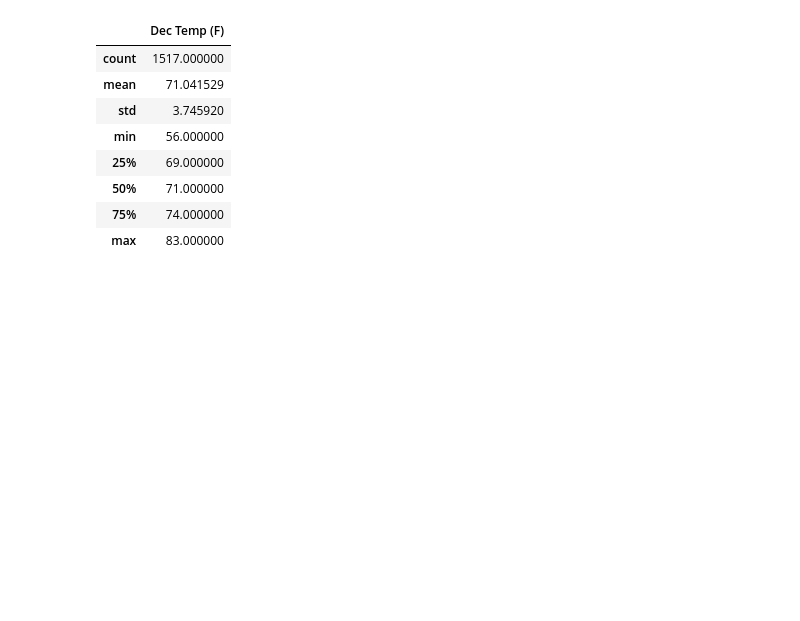
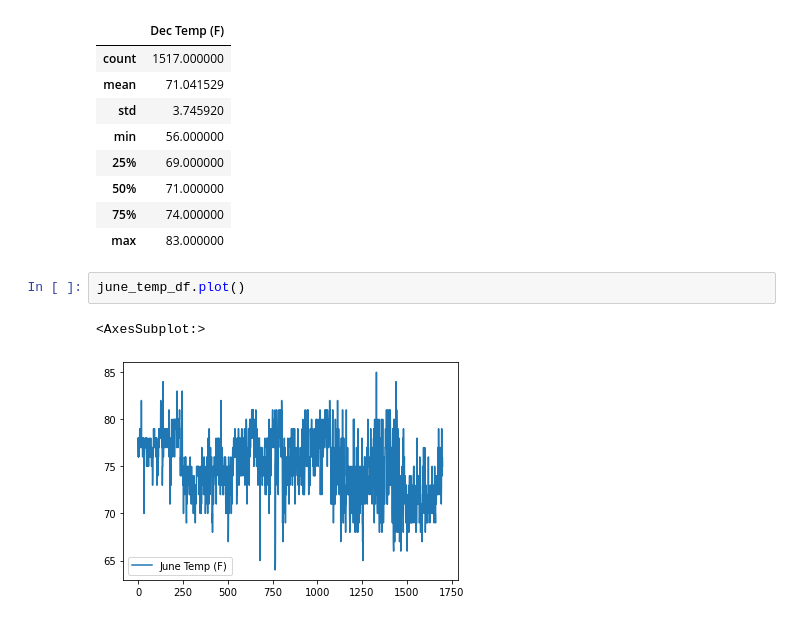
Before and after one commit to aamotz001/surfs_up, a Jupyter notebook: SurfsUp_Challenge.ipynb, the cells around one changed output. Cells and saved outputs as stored; diff of their text form; blank space fills up the shorter version.

Commit message:
adding figures

```diff
--- a/SurfsUp_Challenge.ipynb
+++ b/SurfsUp_Challenge.ipynb
@@ -127,3 +128,8 @@ dec_temp_df.describe()
 | 50% | 71.000000 |
 | 75% | 74.000000 |
 | max | 83.000000 |
+# %%
+june_temp_df.plot()
+# %% [output]
+<AxesSubplot:>
+[figure, added]
```
Also changed, not shown: parts of 2 cells of this notebook, 2 other files.
